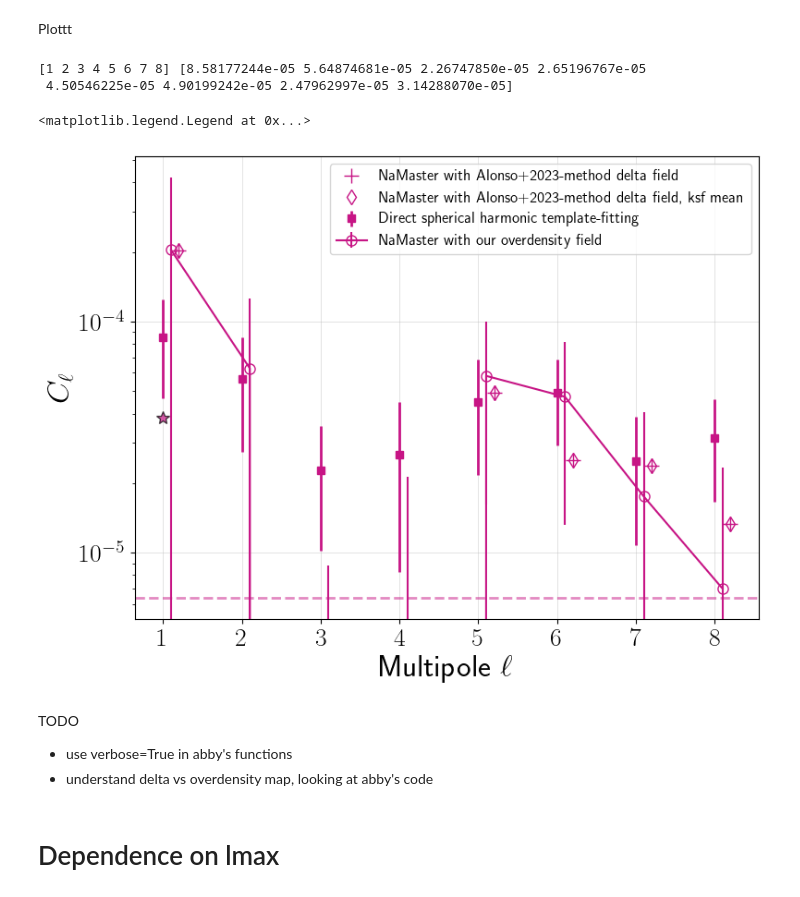
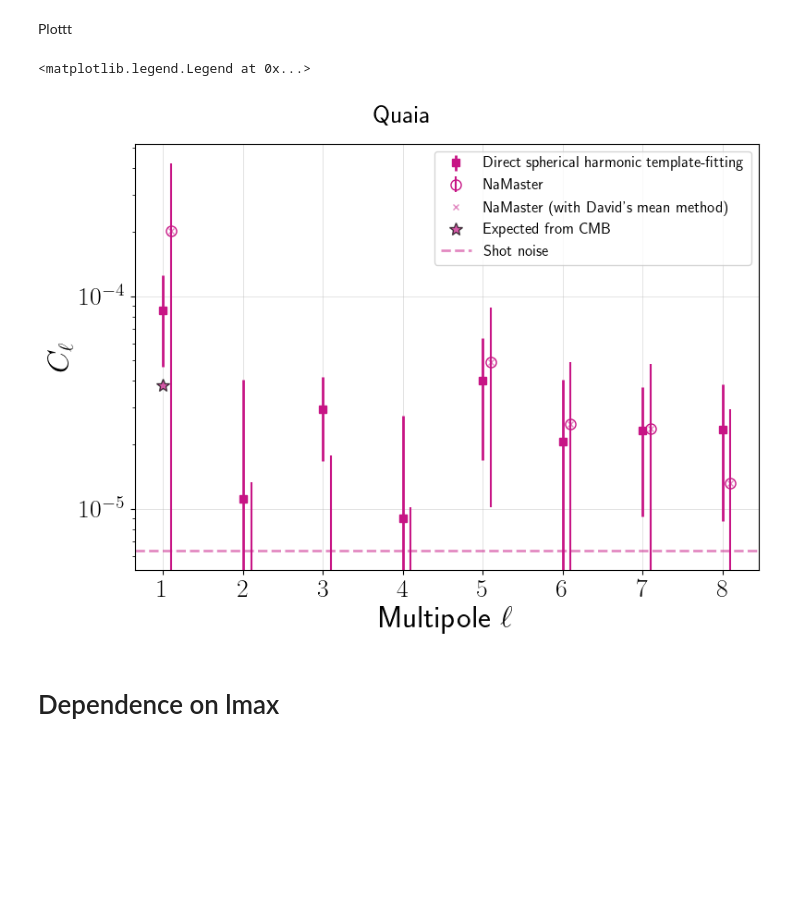
Before and after one commit to abbyw24/lss-dipoles, a Jupyter notebook: notebooks/2024-06-05_pseudo-Cells.ipynb, the cells around one changed output. Drawn from its saved outputs; the diff is of its cells as text; code cells hidden in the pictures; blank space fills up the shorter version.

```diff
--- a/notebooks/2024-06-05_pseudo-Cells.ipynb
+++ b/notebooks/2024-06-05_pseudo-Cells.ipynb
@@ -476,4 +323,4 @@ Delta and map_quaia should both have been corrected by the selfunc
 # %%
-f_quaia = nmt.NmtField(mask, [map_quaia], n_iter=0)
+f_quaia = nmt.NmtField(mask_sf, [map_quaia], n_iter=0)
 # %%
-f_cat = nmt.NmtField(mask, [delta], n_iter=0)
+f_quaia_david = nmt.NmtField(mask_sf, [delta_david], n_iter=0)
@@ -498,5 +345,5 @@ def get_cl(f1, f2, b, pnl=None):
 # %%
-cl, nl, w, Bbl = get_cl(f_quaia, f_quaia, b, pnl=nl_coupled)
-#cl, nl, w, Bbl = get_cl(f_quaia, f_quaia, pnl=None)
+cl, nl, w, Bbl = get_cl(f_quaia, f_quaia, b,
+                        pnl=nl_coupled_meanmethodAbby)
 print(cl)
 # %% [output]
@@ -524,0 +352,4 @@ print(cl_ksf)
+# %%
+cl_david, nl_david, w_david, Bbl_david = get_cl(f_quaia_david, f_quaia_david, b,
+                                                pnl=nl_coupled_meanmethodDavid)
+print(cl_david)
@@ -560,71 +392,52 @@ Plottt
 # plottt
 #  (Cell functions output C_0, but start with C_1 since we're fitting overdensities)
 fig, ax = plt.subplots(figsize=(8,6), tight_layout=True)
-#kwargs = dict(ls='None', ms=6, alpha=0.6, capsize=2, lw=lw)
+fig.suptitle('Quaia', fontsize=20)
+
 kwargs = dict(ls='None', ms=6, alpha=1, lw=lw)
 
-
-# ax.plot(leff+0.1, cl_full[0], color=color_quaia, marker='o', markersize=8, markerfacecolor='None',
-#         ls='None', label='Quaia / namaster')
-
-print(ells[1:], Cells_quaia[1:])
 ax.errorbar(ells[1:], Cells_quaia[1:], yerr=Cells_quaia_std[1:],
             c=color_quaia, label=r'Direct spherical harmonic template-fitting', marker='s', **kwargs)
 
-# ax.plot(leff+0.1, cl[0], color=color_quaia, marker='o', markersize=8, markerfacecolor='None',
-#         ls='None', label='NaMaster with our overdensity field')
 ax.errorbar(leff+0.1, cl[0], yerr=np.sqrt(np.diag(cv)),
             color=color_quaia, marker='o', markersize=8, markerfacecolor='None',
-            #ls='None',
-            label='NaMaster with our overdensity field')
+            ls='None',
+            label='NaMaster')
 
-
-ax.plot(leff+0.2, cl_cat[0], color=color_quaia, marker='+', markersize=12, #markerfacecolor='None',
-        ls='None', lw=2, label='NaMaster with Alonso+2023-method delta field')
-
-ax.plot(leff+0.2, cl_ksf[0], color=color_quaia, marker='d', markersize=8, markerfacecolor='None',
-        ls='None', lw=2, label='NaMaster with Alonso+2023-method delta field, ksf mean')
-
+ax.errorbar(leff+0.1, cl_david[0], yerr=None, color=color_quaia, marker='x', alpha=0.5, markersize=4,
+            #markerfacecolor='None',
+            ls='None', lw=2, label="NaMaster (with David's mean method)")
 
 # expected dipole amplitude
-kwargs = dict(marker='*', ms=10, mec='k', alpha=0.7)
+kwargs = dict(marker='*', ms=10, mec='k', alpha=0.7, ls='None')
 ax.plot(1, expected_C1_quaia, c=color_quaia, **kwargs, lw=lw)
 # manual label
-marker = mpl.lines.Line2D([0],[0], c='None', label='Expected from CMB', **kwargs)
+marker = mpl.lines.Line2D([0],[0], c=color_quaia, label='Expected from CMB', **kwargs)
 
 # shot noise estimates
 kwargs = dict(ls='--', alpha=0.5, lw=lw)
 ax.axhline(noise_quaia_Cell, c=color_quaia, **kwargs)
-#ax.axhline(noise_quaia_cross, c=color_quaia, **kwargs)
 # manual label
-line = mpl.lines.Line2D([0], [0], label='Shot noise', c='k', **kwargs)
+line = mpl.lines.Line2D([0], [0], c=color_quaia, label='Shot noise', **kwargs)
 
 # model + shot noise
 #ax.plot(ells_mod, Cells_mod + noise_quaia_Cell, c=color_quaia, label='Model + shot noise', alpha=0.5)
 
 # add manual symbols to auto legend
 handles, labels = plt.gca().get_legend_handles_labels()
 handles.extend([marker, line])
 
 ax.semilogy()
 ax.grid(alpha=0.5, lw=lw_grid)
-#ax.set_xlim(ells[1:][0] - 0.5, ells[1:][-1] + 0.5)
-#ax.set_ylim(2e-6, 3e-4)
+
 ax.set_xlabel(r'Multipole $\ell$')
-#ax.set_xticks(ells[1:])
 ax.set_ylabel(r'$C_\ell$')
-# ax.set_title(r'Angular power $C_\ell$, $0\leq\ell\leq$'f'{max_ell}')
-#ax.legend(loc=1, handles=handles)
-ax.legend(loc=1, fontsize=12)
+
+#ax.legend(loc=1, fontsize=12)
+ax.legend(handles=handles, loc=1, fontsize=12)
 # %% [output]
-[1 2 3 4 5 6 7 8] [8.58177244e-05 5.64874681e-05 2.26747850e-05 2.65196767e-05
- 4.50546225e-05 4.90199242e-05 2.47962997e-05 3.14288070e-05]
+<matplotlib.legend.Legend at 0x...>
-<matplotlib.legend.Legend at 0x...>
-[figure, old version]
+[figure, new version]
-# %% [markdown]
-TODO
-- use verbose=True in abby's functions
-- understand delta vs overdensity map, looking at abby's code
 # %% [markdown]
 # Dependence on lmax
 # %%
```
Also changed, not shown: parts of 103 cells of this notebook.
